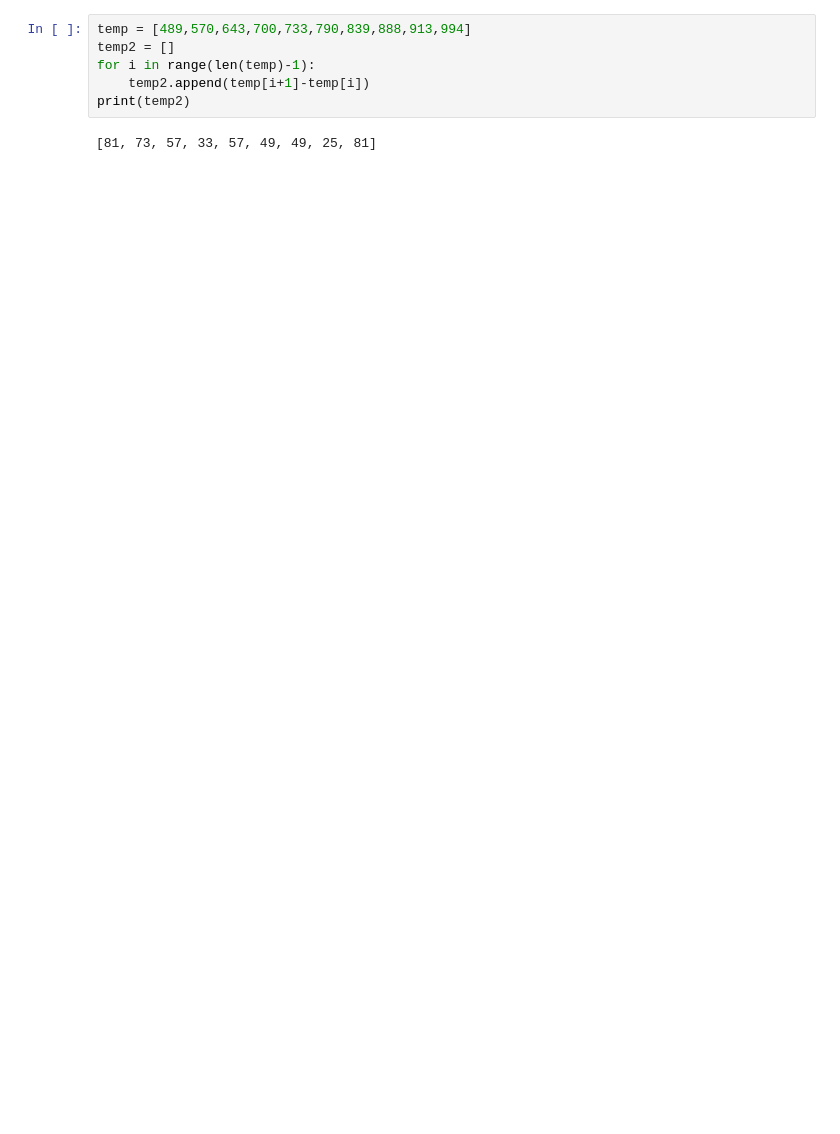
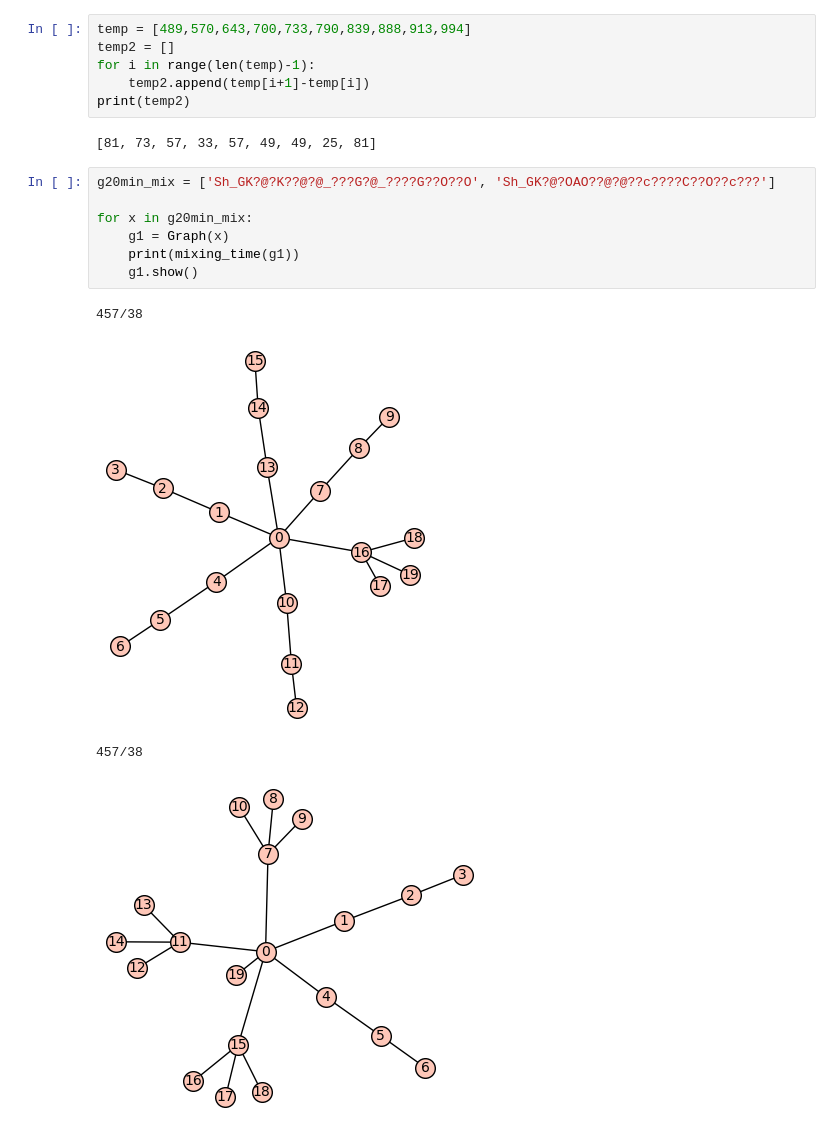
Before and after one commit to Sniggiho/myx, a Jupyter notebook: MixingResetMap.ipynb, the cells around one changed output. Drawn from its saved outputs; the diff is of its cells as text; blank space fills up the shorter version.

```diff
--- a/MixingResetMap.ipynb
+++ b/MixingResetMap.ipynb
@@ -238,3 +443,15 @@ for i in range(len(temp)-1):
 print(temp2)
 # %% [output]
 [81, 73, 57, 33, 57, 49, 49, 25, 81]
+# %%
+g20min_mix = ['Sh_GK?@?K??@?@_???G?@_????G??O??O', 'Sh_GK?@?OAO??@?@??c????C??O??c???']
+
+for x in g20min_mix:
+    g1 = Graph(x)
+    print(mixing_time(g1))
+    g1.show()
+# %% [output]
+457/38
+[figure, added]
+457/38
+[figure, added]
```
Also changed, not shown: parts of 8 cells of this notebook.
